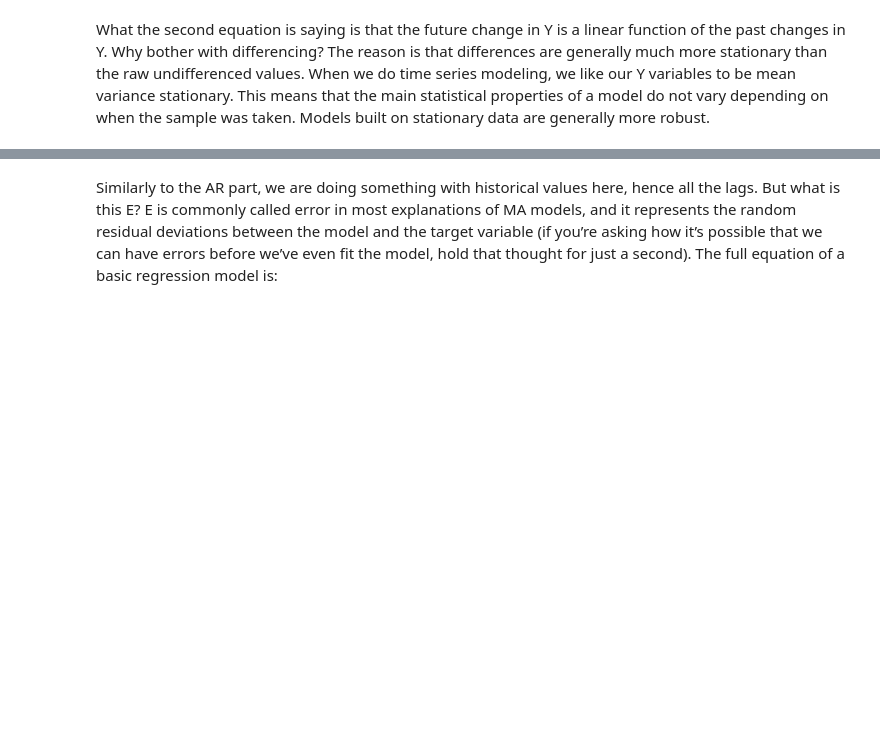
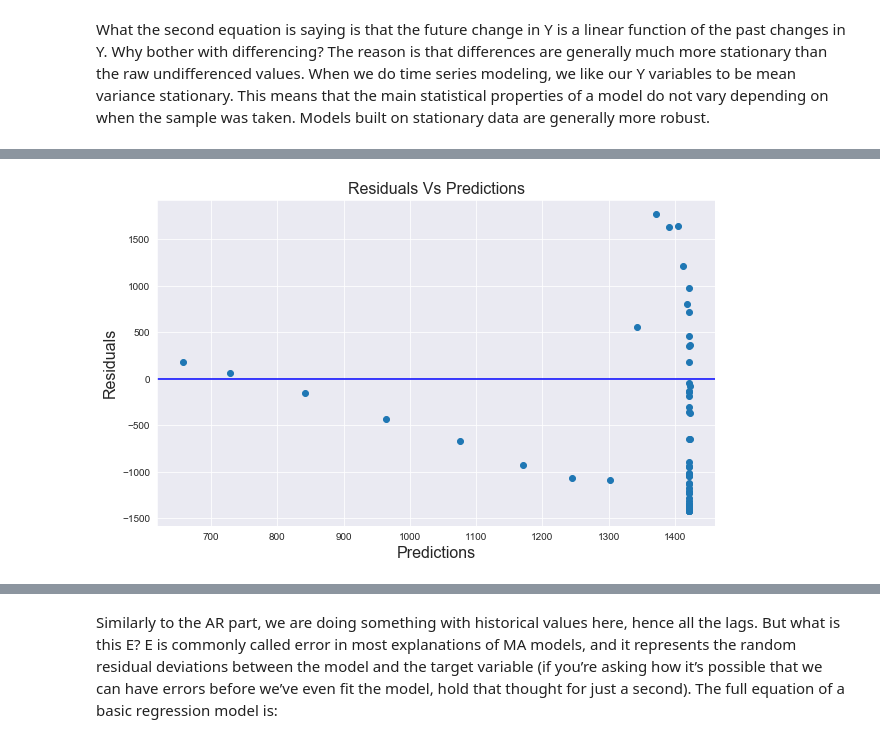
Before and after one commit to abrahamlewis4867/GA-Capstone-Project, a Jupyter notebook: code/Arima.ipynb, the cells around one changed output, grey strips where cells are left out. Saved outputs shown, nothing was run; the diff lists cells and outputs as text; code cells hidden in the pictures; blank space fills up the shorter version.

```diff
--- a/code/Arima.ipynb
+++ b/code/Arima.ipynb
@@ -143,0 +233,2 @@ r2_score(y_test, water_test_preds)
+# %%
+resids = y_test - test_preds
@@ -143,0 +241,9 @@ r2_score(y_test, water_test_preds)
+# %%
+plt.figure(figsize=(10,6)) # determining size
+plt.title("Residuals Vs Predictions",fontsize= 16) # plotting title
+plt.scatter(test_preds  , resids);
+plt.xlabel('Predictions', fontsize= 16) # plotting label
+plt.ylabel('Residuals',fontsize= 16) # plotting label
+plt.axhline(0, color='Blue');
+# %% [output]
+[figure, added]
```
Also changed, not shown: parts of 45 cells of this notebook.
